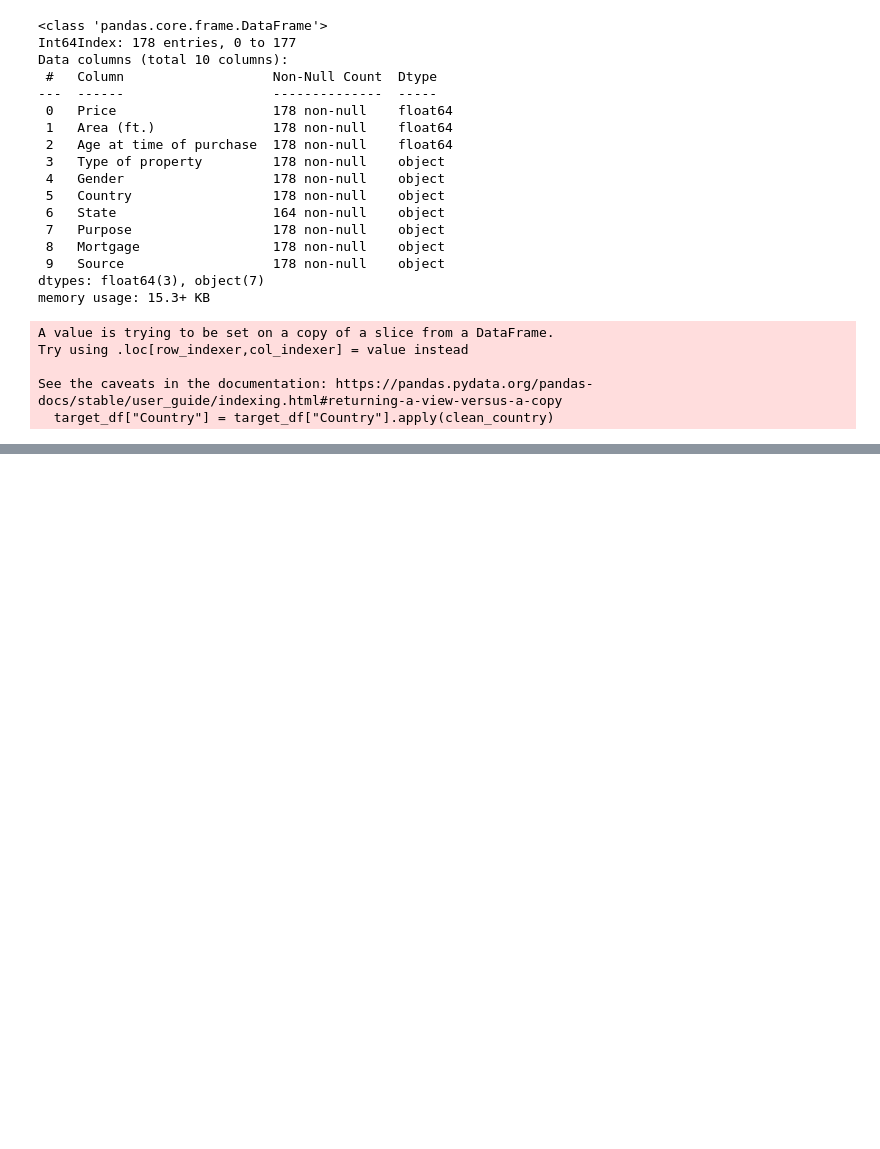
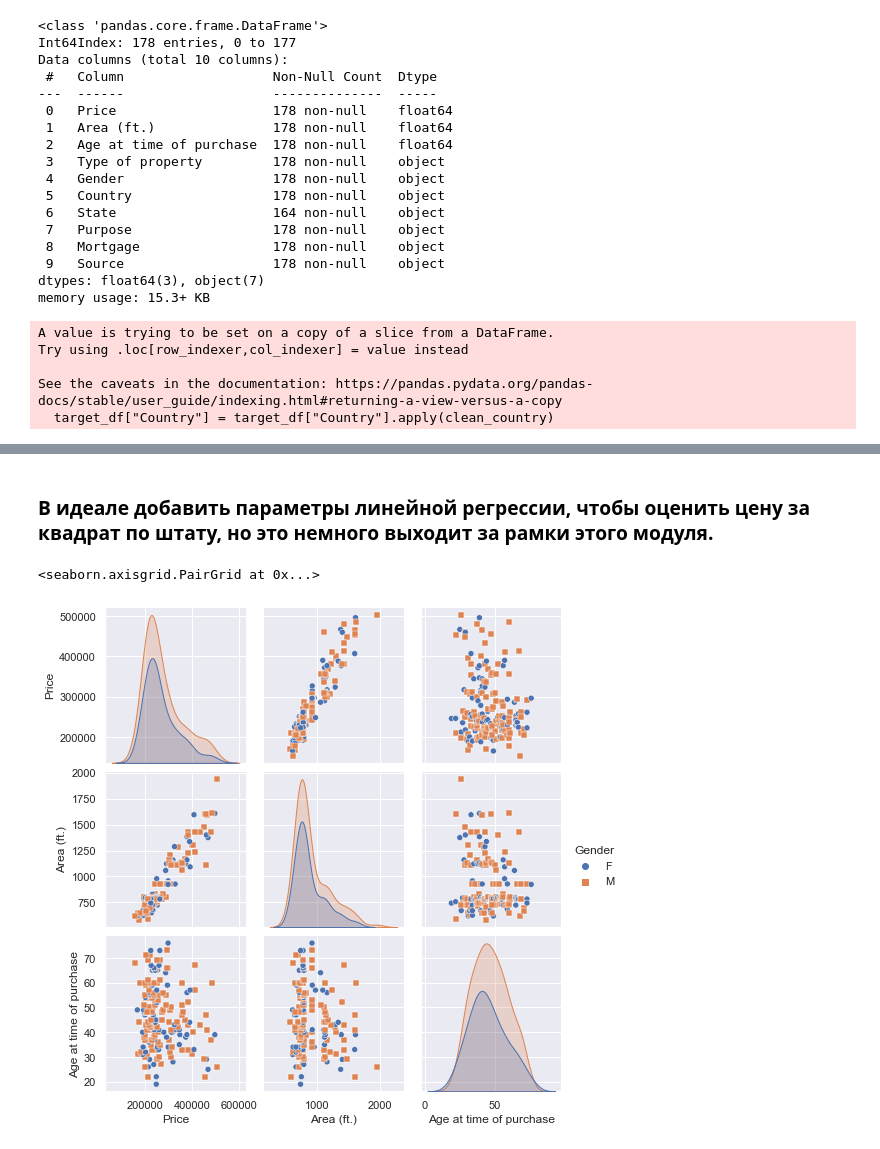
Before and after one commit to SergeyMikhalcov/It_Academy_DS_HW, a Jupyter notebook: Module2/descriptive_stats/target_customers.ipynb, the cells around one changed output, grey strips where cells are left out. Saved outputs shown, nothing was run; the diff lists cells and outputs as text; code cells hidden in the pictures; blank space fills up the shorter version.

```diff
--- a/Module2/descriptive_stats/target_customers.ipynb
+++ b/Module2/descriptive_stats/target_customers.ipynb
@@ -112,0 +132,7 @@ for i, col in enumerate(columns_of_interest):
+# %% [markdown]
+### В идеале добавить параметры линейной регрессии, чтобы оценить цену за квадрат по штату, но это немного выходит за рамки этого модуля.
+# %%
+sns.pairplot(target_df, hue="Gender", markers=["o", "s"])
+# %% [output]
+<seaborn.axisgrid.PairGrid at 0x...>
+[figure, added]
```
Also changed, not shown: parts of 19 cells of this notebook.
